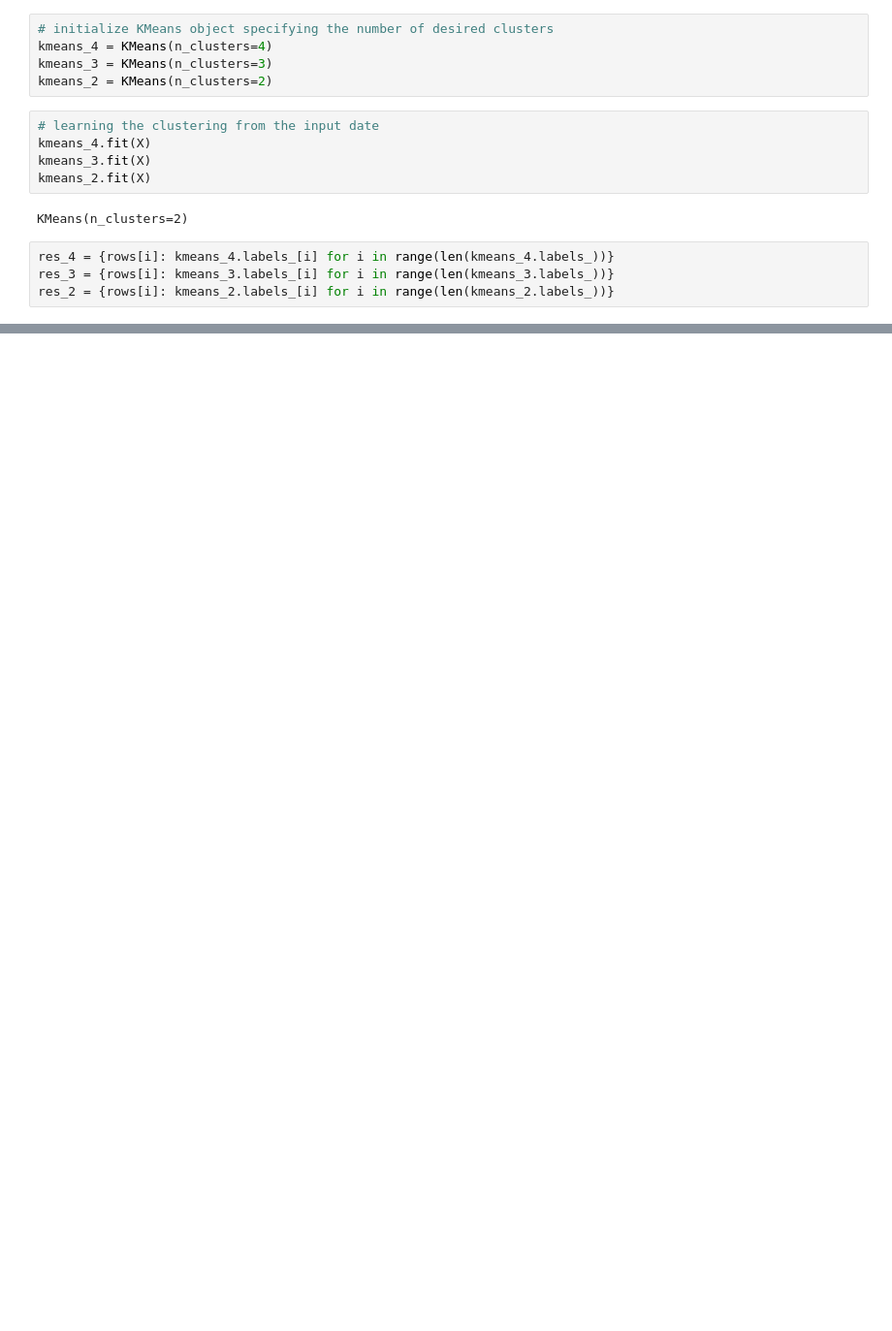
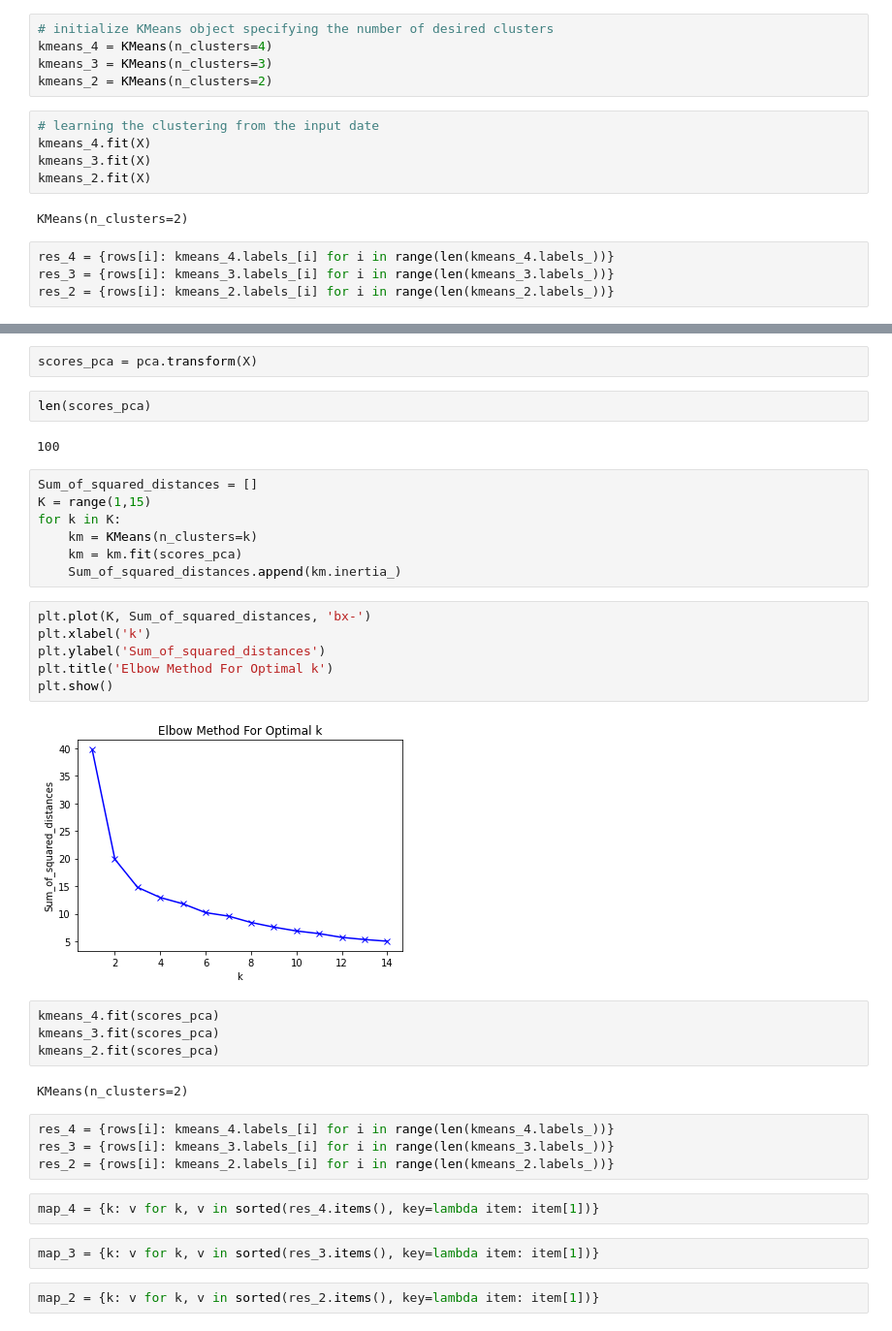
Before and after one commit to Stephanie-A/CS4641-Project, a Jupyter notebook: kmeans.ipynb, the cells around one changed output, grey strips where cells are left out. Shown: that part at 97% size. Cells and saved outputs as stored; diff of their text form; blank space fills up the shorter version.

Commit message:
Add remaining part of clustering after pca

```diff
--- a/kmeans.ipynb
+++ b/kmeans.ipynb
@@ -203,0 +262,37 @@ res_2 = {rows[i]: kmeans_2.labels_[i] for i in range(len(kmeans_2.labels_))}
+# %%
+scores_pca = pca.transform(X)
+# %%
+len(scores_pca)
+# %% [output]
+100
+# %%
+Sum_of_squared_distances = []
+K = range(1,15)
+for k in K:
+    km = KMeans(n_clusters=k)
+    km = km.fit(scores_pca)
+    Sum_of_squared_distances.append(km.inertia_)
+# %%
+plt.plot(K, Sum_of_squared_distances, 'bx-')
+plt.xlabel('k')
+plt.ylabel('Sum_of_squared_distances')
+plt.title('Elbow Method For Optimal k')
+plt.show()
+# %% [output]
+[figure, added]
+# %%
+kmeans_4.fit(scores_pca)
+kmeans_3.fit(scores_pca)
+kmeans_2.fit(scores_pca)
+# %% [output]
+KMeans(n_clusters=2)
+# %%
+res_4 = {rows[i]: kmeans_4.labels_[i] for i in range(len(kmeans_4.labels_))}
+res_3 = {rows[i]: kmeans_3.labels_[i] for i in range(len(kmeans_3.labels_))}
+res_2 = {rows[i]: kmeans_2.labels_[i] for i in range(len(kmeans_2.labels_))}
+# %%
+map_4 = {k: v for k, v in sorted(res_4.items(), key=lambda item: item[1])}
+# %%
+map_3 = {k: v for k, v in sorted(res_3.items(), key=lambda item: item[1])}
+# %%
+map_2 = {k: v for k, v in sorted(res_2.items(), key=lambda item: item[1])}
```
Also changed, not shown: parts of 18 cells of this notebook, 3 other files.
